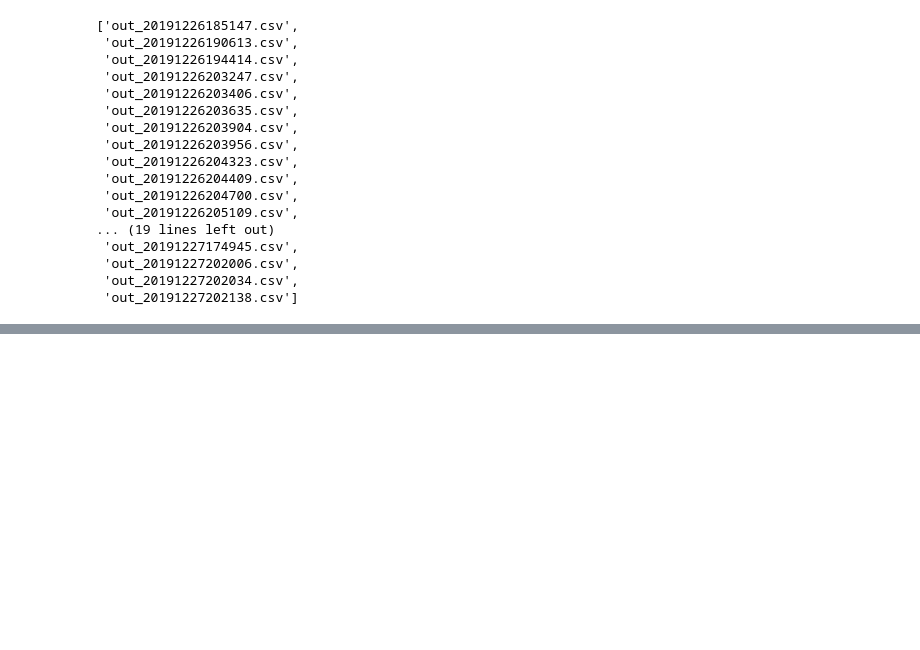
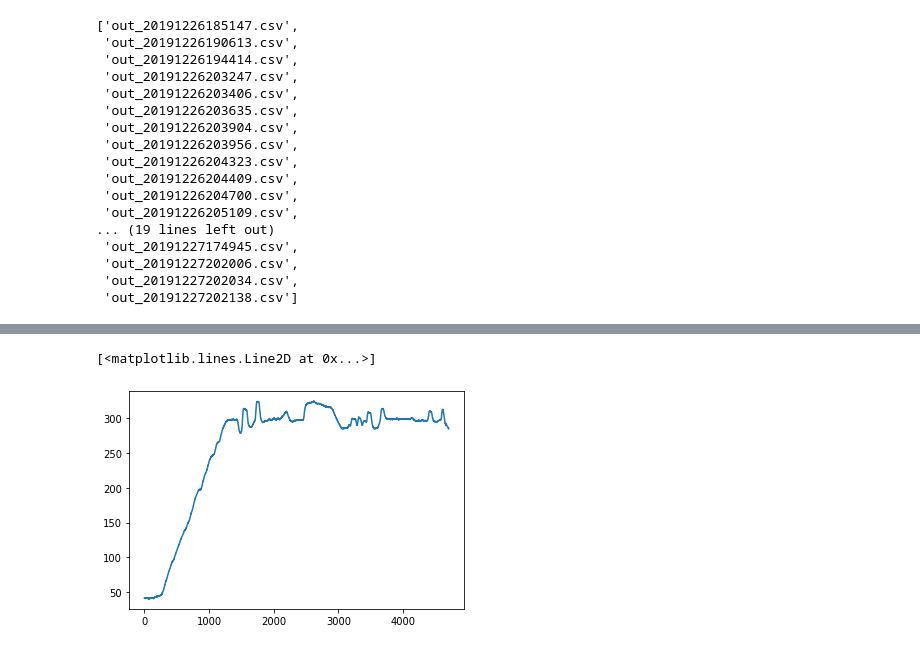
Before and after one commit to queezz/PID_Controll, a Jupyter notebook: plotexample.ipynb, the cells around one changed output, grey strips where cells are left out. Saved outputs shown, nothing was run; the diff lists cells and outputs as text; code cells hidden in the pictures; blank space fills up the shorter version.

```diff
--- a/plotexample.ipynb
+++ b/plotexample.ipynb
@@ -79,3 +80,10 @@ plt.plot(xy[:, 0], xy[:, 1])
+# %%
+xy[:, 1] = savitzky_golay(xy[:, 1], 100, 1)
+temp_xy = xy.copy()
+plt.plot(xy[:, 0], xy[:, 1])
+# %% [output]
+[<matplotlib.lines.Line2D at 0x...>]
+[figure, added]
 # %%
 """ pressure1 """
 pres1_csv = pd.read_csv(pres1_dir + "/" + filename)
```
Also changed, not shown: parts of 38 cells of this notebook.
